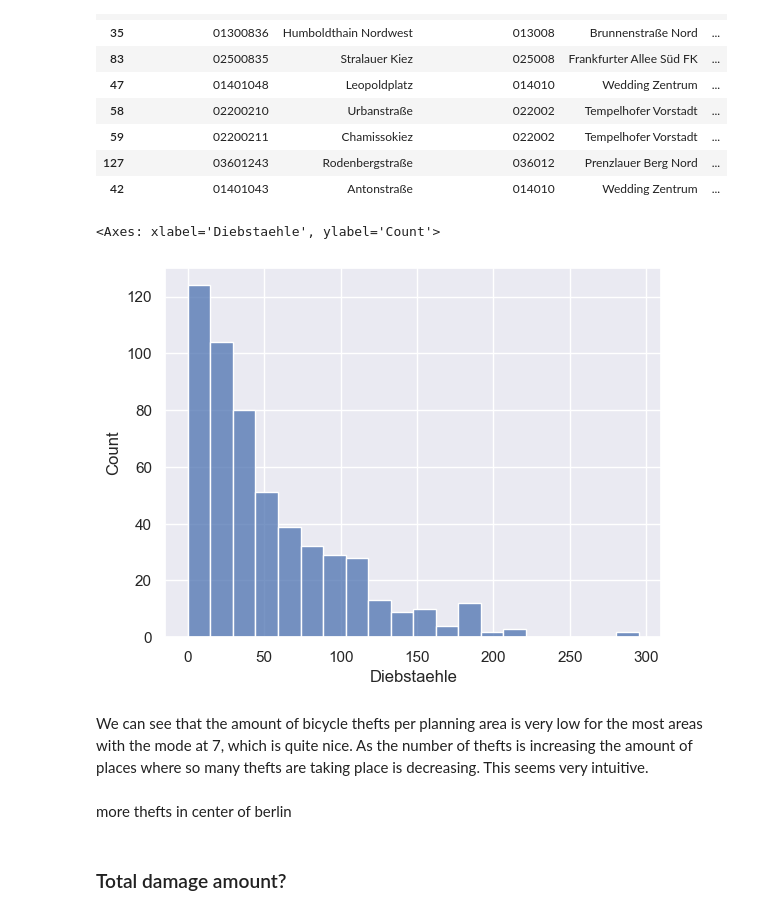
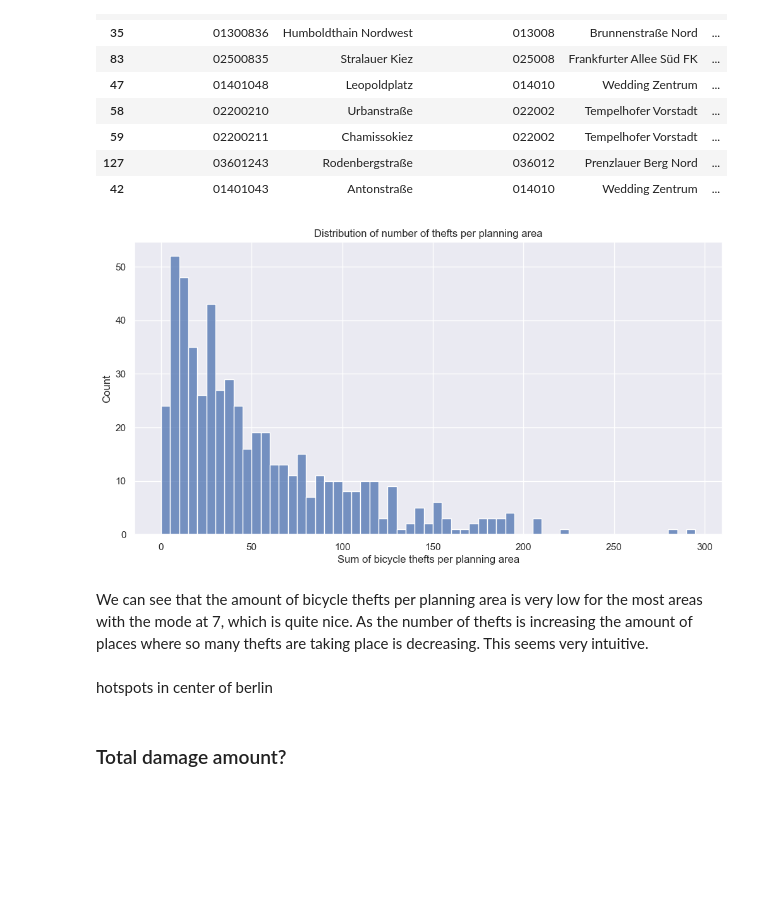
Before and after one commit to JJestel/HCDS, a Jupyter notebook: a1/bicycle_theft_berlin.ipynb, the cells around one changed output. Cells and saved outputs as stored; diff of their text form; code cells hidden in the pictures; blank space fills up the shorter version.

Commit message:
improved visualizations

```diff
--- a/a1/bicycle_theft_berlin.ipynb
+++ b/a1/bicycle_theft_berlin.ipynb
@@ -11,6 +11,10 @@ import plotly.express as px
 
 from pyproj import CRS, Transformer
 import json
+
+sns.set_theme()
+%matplotlib inline
+plt.rcParams["figure.figsize"] = (12,6)
 # %% [markdown]
 # Data Collection
 # %%
@@ -122,12 +126,13 @@ lor.sort_values(by='Diebstaehle', ascending=False).head(10)
 | 127 | 03601243 | Rodenbergstraße | 036012 | Prenzlauer Berg Nord | ... |
 | 42 | 01401043 | Antonstraße | 014010 | Wedding Zentrum | ... |
 # %%
-sns.set_theme()
-# visualise distribution of thefts per Planungsraum
-sns.histplot(data=lor, x='Diebstaehle')
+# visualise distribution of sum(thefts) per Planungsraum
+g = sns.histplot(data=lor, x='Diebstaehle', binwidth=5)
+g.set_xlabel("Sum of bicycle thefts per planning area")
+g.set_title("Distribution of number of thefts per planning area")
+plt.show()
 # %% [output]
-<Axes: xlabel='Diebstaehle', ylabel='Count'>
-[figure, old version]
+[figure, new version]
 # %% [markdown]
 We can see that the amount of bicycle thefts per planning area is very low for the most areas with the mode at 7, which is quite nice. As the number of thefts is increasing the amount of places where so many thefts are taking place is decreasing. This seems very intuitive.
 # %%
@@ -161,5 +160,5 @@ fig.show()
 # %% [markdown]
-more thefts in center of berlin
+hotspots in center of berlin
 # %% [markdown]
 ### Total damage amount?
 # %%
```
Also changed, not shown: parts of 11 cells of this notebook.
